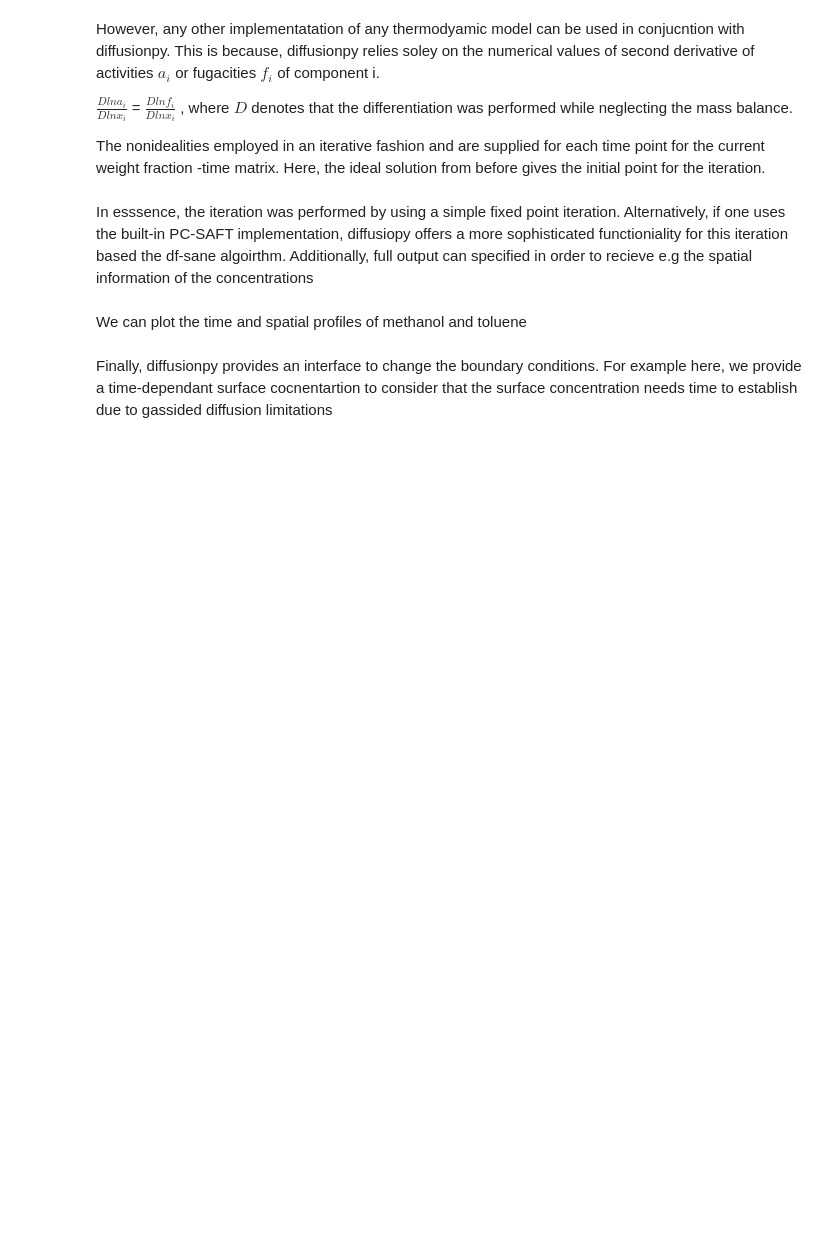
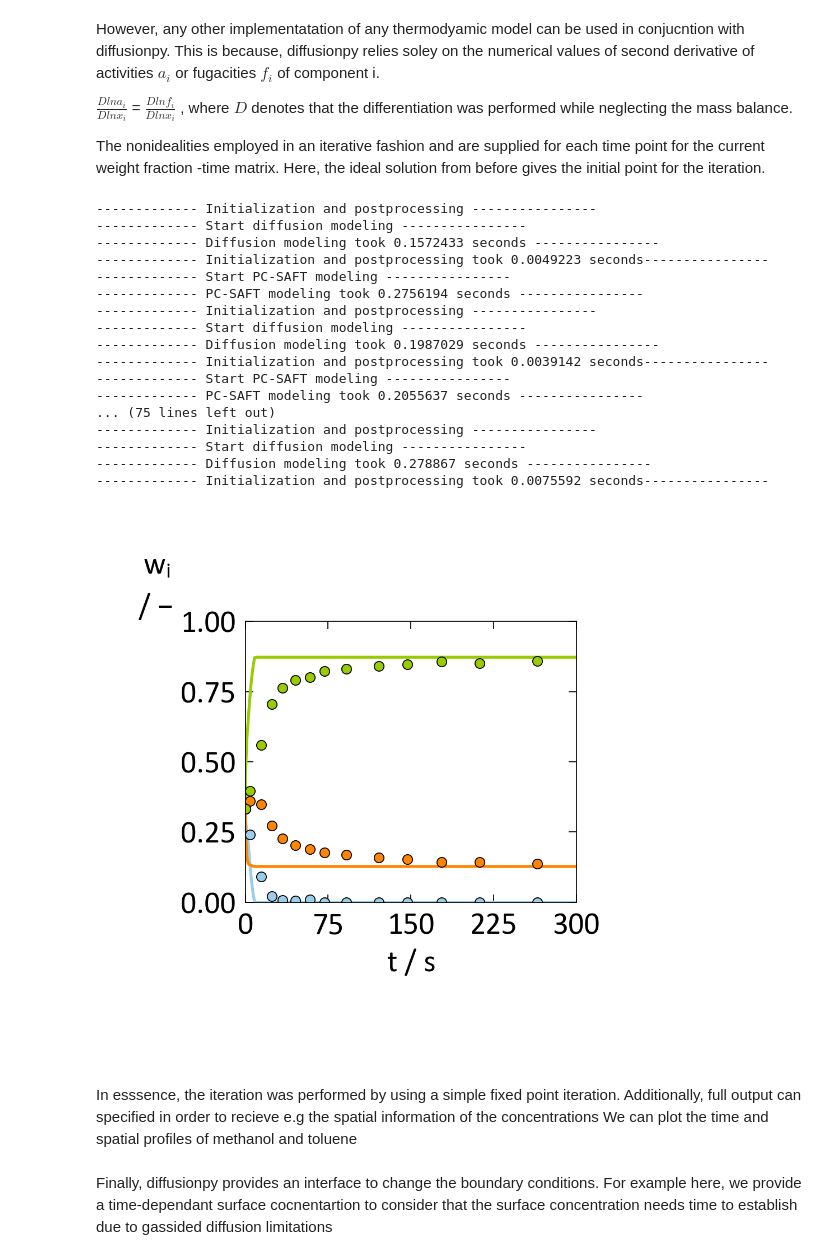
Before and after one commit to Borrdom/diffusionpy, a Jupyter notebook: examples_notebooks/01_codrying_pvac.ipynb, the cells around one changed output. Saved outputs shown, nothing was run; the diff lists cells and outputs as text; code cells hidden in the pictures; blank space fills up the shorter version.

```diff
--- a/examples_notebooks/01_codrying_pvac.ipynb
+++ b/examples_notebooks/01_codrying_pvac.ipynb
@@ -113,9 +126,44 @@ dlnai_dlnwi_fun=lambda wi: dlnai_dlnxi_loop(T,wi,**par)
+# %%
+vpures=vpure(p,T,**par)
+par["vpure"]=vpures
+dlnai_dlnwi_fun=lambda wi: dlnai_dlnxi_loop(T,wi,**par)
+Dvec=np.asarray([1E-5,2E-10,8E-10])
+wt,wtz,zvec,Lt=Diffusion_MS_iter(t,L,Dvec,wi0,wi8,Mi,mobile,full_output=True,dlnai_dlnwi_fun=dlnai_dlnwi_fun)
+fig,ax=origin_like.subplots()
+
+origin_like.plot(ax,t,wt[:,0],"c-")
+origin_like.plot(ax,t,wt[:,1],"r-")
+origin_like.plot(ax,t,wt[:,2],"g-")
+origin_like.plot(ax,texp,wmet,"co")
+origin_like.plot(ax,texp,wtol,"ro")
+origin_like.plot(ax,texp,wpvac,"go")
+origin_like.set_xlabel(ax,"t","s")
+origin_like.set_ylabel(ax,"w_i","-")
+origin_like.set_ticks(ax,0,300,0,1)
+plt.show()
+# %% [output]
+------------- Initialization and postprocessing ----------------
+------------- Start diffusion modeling ----------------
+------------- Diffusion modeling took 0.1572433 seconds ----------------
+------------- Initialization and postprocessing took 0.0049223 seconds----------------
+------------- Start PC-SAFT modeling ----------------
+------------- PC-SAFT modeling took 0.2756194 seconds ----------------
+------------- Initialization and postprocessing ----------------
+------------- Start diffusion modeling ----------------
+------------- Diffusion modeling took 0.1987029 seconds ----------------
+------------- Initialization and postprocessing took 0.0039142 seconds----------------
+------------- Start PC-SAFT modeling ----------------
+------------- PC-SAFT modeling took 0.2055637 seconds ----------------
+... (75 lines left out)
+------------- Initialization and postprocessing ----------------
+------------- Start diffusion modeling ----------------
+------------- Diffusion modeling took 0.278867 seconds ----------------
+------------- Initialization and postprocessing took 0.0075592 seconds----------------
+[figure, added]
 # %% [markdown]
 In esssence, the iteration was performed by using a simple fixed point iteration.
-Alternatively, if one uses the built-in PC-SAFT implementation, diffusiopy offers a more sophisticated functioniality for this iteration based the df-sane algoirthm.
 Additionally, full output can specified in order to recieve e.g the spatial information of the concentrations
+We can plot the time and spatial profiles of methanol and toluene
-# %% [markdown]
-We can plot the time and spatial profiles of methanol and toluene
 # %% [markdown]
 Finally, diffusionpy provides an interface to change the boundary conditions. For example here, we provide a time-dependant surface cocnentartion to consider that the surface concentration needs time to establish due to gassided diffusion limitations
 # %%
```
Also changed, not shown: parts of 8 cells of this notebook, 9 other files.
